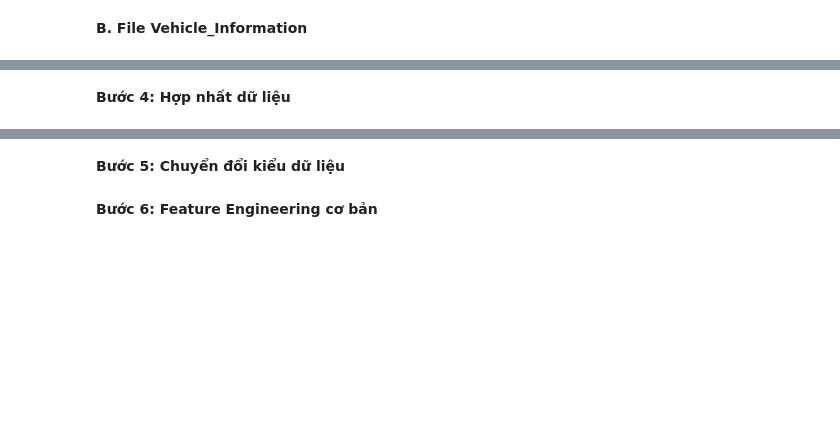
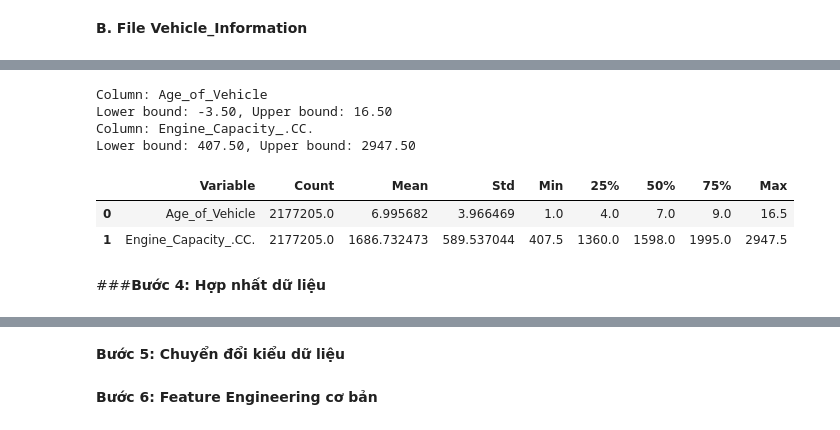
Before and after one commit to mihhwiNick/DA_project, a Jupyter notebook: UK_Road_Traffic_Accident_DA.ipynb, the cells around one changed output, grey strips where cells are left out. Cells and saved outputs as stored; diff of their text form; code cells hidden in the pictures; blank space fills up the shorter version.

```diff
--- a/UK_Road_Traffic_Accident_DA.ipynb
+++ b/UK_Road_Traffic_Accident_DA.ipynb
@@ -889,3 +907,49 @@ plt.show()
 + Biến **Vehicle_Reference** (Outlier: 1.85%). Đây là biến tham chiếu phương tiện với phân phối khá tập trung (75% giá trị từ 1-2). Giá trị tối đa 91 có thể đại diện cho các vụ tai nạn đặc biệt nghiêm trọng với nhiều phương tiện liên quan. Với tỷ lệ outlier 1.85% tương đối thấp, giữ nguyên các giá trị này vì có thể chứa thông tin quan trọng về các vụ tai nạn phức tạp.
+# %%
+num_cols_cap = ['Age_of_Vehicle', 'Engine_Capacity_.CC.']
+
+summary_list = []
+
+for col in num_cols_cap:
+    Q1 = vehicle_draft[col].quantile(0.25)
+    Q3 = vehicle_draft[col].quantile(0.75)
+    IQR = Q3 - Q1
+
+    lower_bound = Q1 - 1.5 * IQR
+    upper_bound = Q3 + 1.5 * IQR
+
+    print(f"Column: {col}")
+    print(f"Lower bound: {lower_bound:.2f}, Upper bound: {upper_bound:.2f}")
+
+    # Capping
+    vehicle_draft[col] = np.where(
+        vehicle_draft[col] < lower_bound, lower_bound,
+        np.where(vehicle_draft[col] > upper_bound, upper_bound, vehicle_draft[col])
+    )
+
+    # Lưu summary sau capping để hiển thị trong bảng
+    desc = vehicle_draft[col].describe()
+    summary_list.append({
+        "Variable": col,
+        "Count": desc["count"],
+        "Mean": desc["mean"],
+        "Std": desc["std"],
+        "Min": desc["min"],
+        "25%": desc["25%"],
+        "50%": desc["50%"],
+        "75%": desc["75%"],
+        "Max": desc["max"]
+    })
+
+summary_df = pd.DataFrame(summary_list)
+display(summary_df)
+# %% [output]
+Column: Age_of_Vehicle
+Lower bound: -3.50, Upper bound: 16.50
+Column: Engine_Capacity_.CC.
+Lower bound: 407.50, Upper bound: 2947.50
+|  | Variable | Count | Mean | Std | Min | 25% | 50% | 75% | Max |
+| 0 | Age_of_Vehicle | 2177205.0 | 6.995682 | 3.966469 | 1.0 | 4.0 | 7.0 | 9.0 | 16.5 |
+| 1 | Engine_Capacity_.CC. | 2177205.0 | 1686.732473 | 589.537044 | 407.5 | 1360.0 | 1598.0 | 1995.0 | 2947.5 |
 # %% [markdown]
-**Bước 4: Hợp nhất dữ liệu**
+###**Bước 4: Hợp nhất dữ liệu**
```
Also changed, not shown: parts of 26 cells of this notebook.
